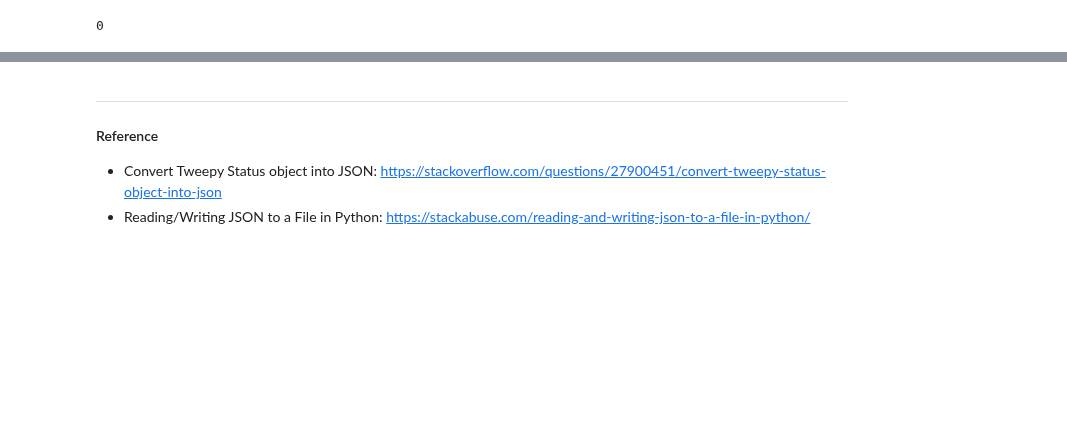
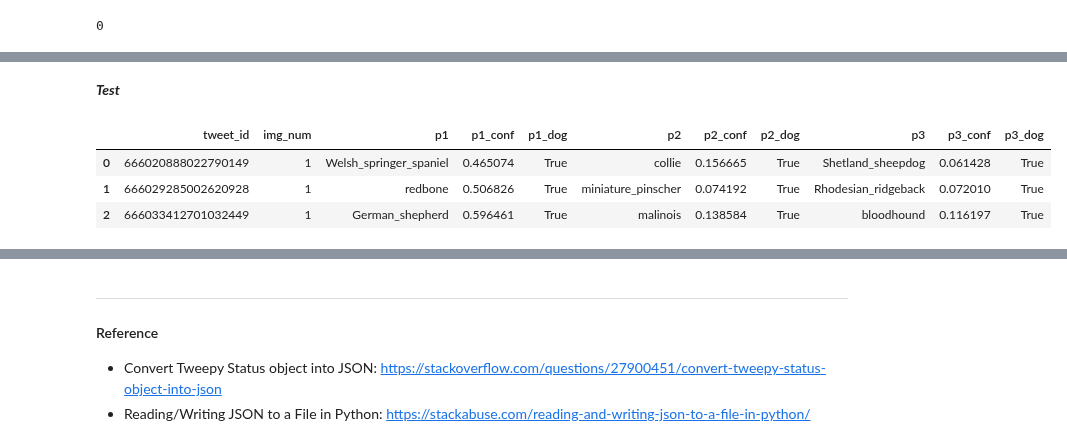
Before and after one commit to Steve-Choi/DAND, a Jupyter notebook: Wrangle-and-Analyze-Data/wrangle_act.ipynb, the cells around one changed output, grey strips where cells are left out. Saved outputs shown, nothing was run; the diff lists cells and outputs as text; code cells hidden in the pictures; blank space fills up the shorter version.

Commit message:
Completed Data Cleaning and created master-data file

```diff
--- a/Wrangle-and-Analyze-Data/wrangle_act.ipynb
+++ b/Wrangle-and-Analyze-Data/wrangle_act.ipynb
@@ -721,0 +703,12 @@ df_img_cp['jpg_url'].duplicated().sum()
+# %%
+# we will only need one column, drop jpg_url from image predictions DataFrame
+df_img_cp.drop(columns='jpg_url', inplace=True)
+# %% [markdown]
+***Test***
+# %%
+df_img_cp.head(3)
+# %% [output]
+|  | tweet_id | img_num | p1 | p1_conf | p1_dog | p2 | p2_conf | p2_dog | p3 | p3_conf | p3_dog |
+| 0 | 666020888022790149 | 1 | Welsh_springer_spaniel | 0.465074 | True | collie | 0.156665 | True | Shetland_sheepdog | 0.061428 | True |
+| 1 | 666029285002620928 | 1 | redbone | 0.506826 | True | miniature_pinscher | 0.074192 | True | Rhodesian_ridgeback | 0.072010 | True |
+| 2 | 666033412701032449 | 1 | German_shepherd | 0.596461 | True | malinois | 0.138584 | True | bloodhound | 0.116197 | True |
```
Also changed, not shown: parts of 48 cells of this notebook, 1 other file.
